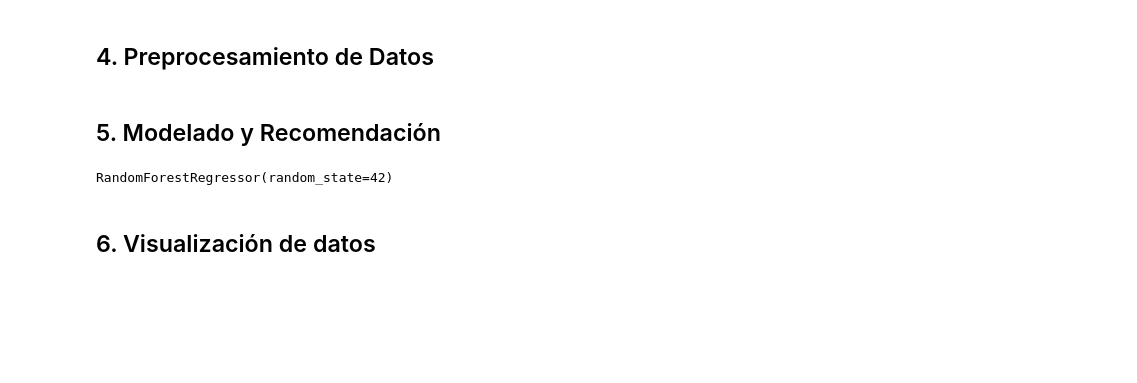
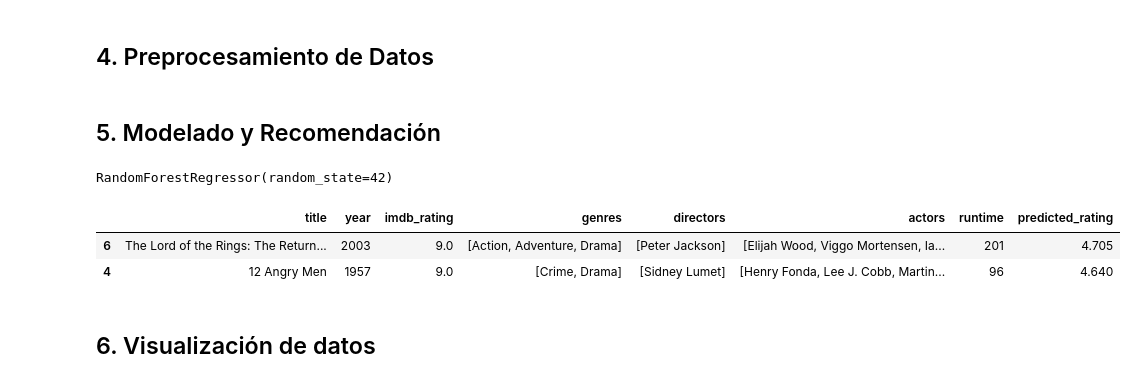
Before and after one commit to baltumenvielle/letterboxdrecommender, a Jupyter notebook: lbxd_0.3.ipynb, the cells around one changed output. Drawn from its saved outputs; the diff is of its cells as text; code cells hidden in the pictures; blank space fills up the shorter version.

```diff
--- a/lbxd_0.3.ipynb
+++ b/lbxd_0.3.ipynb
@@ -167,7 +198,12 @@ X_test = np.hstack([
 # %%
 y_pred = model.predict(X_test)
 unwatched_movies['predicted_rating'] = y_pred
 recommendations = unwatched_movies.sort_values(by='predicted_rating', ascending=False).head(100)
+display(recommendations.head(2))
+# %% [output]
+|  | title | year | imdb_rating | genres | directors | actors | runtime | predicted_rating |
+| 6 | The Lord of the Rings: The Return... | 2003 | 9.0 | [Action, Adventure, Drama] | [Peter Jackson] | [Elijah Wood, Viggo Mortensen, Ia... | 201 | 4.705 |
+| 4 | 12 Angry Men | 1957 | 9.0 | [Crime, Drama] | [Sidney Lumet] | [Henry Fonda, Lee J. Cobb, Martin... | 96 | 4.640 |
 # %% [markdown]
 ## 6. Visualización de datos
 # %%
```
Also changed, not shown: parts of 7 cells of this notebook.
